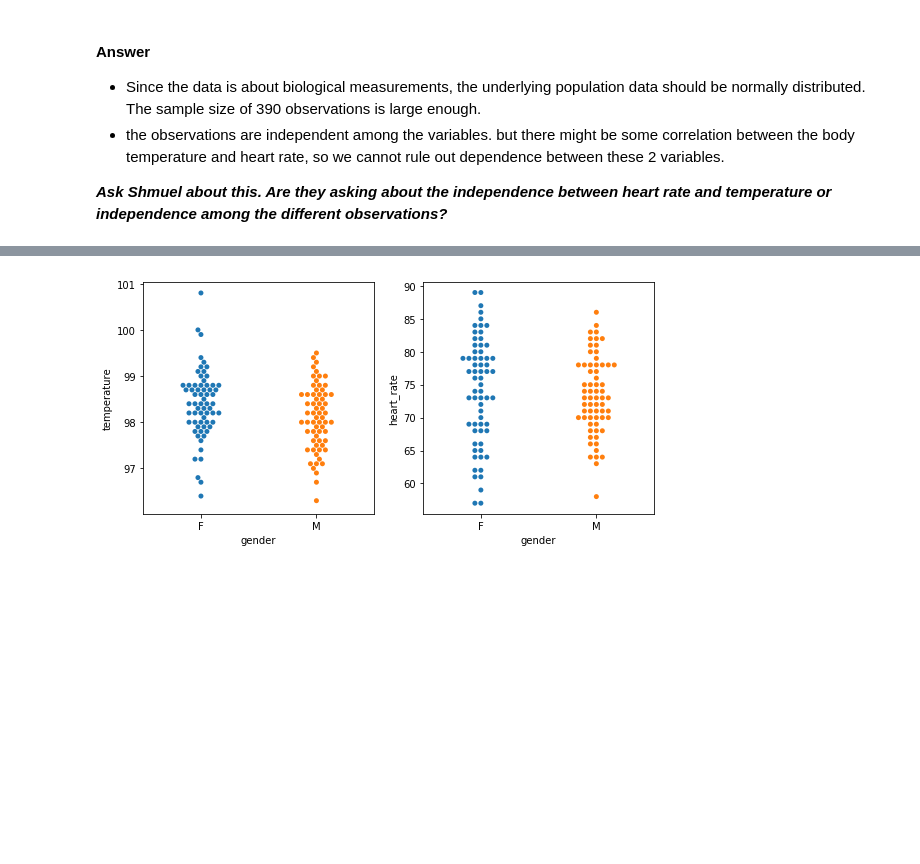
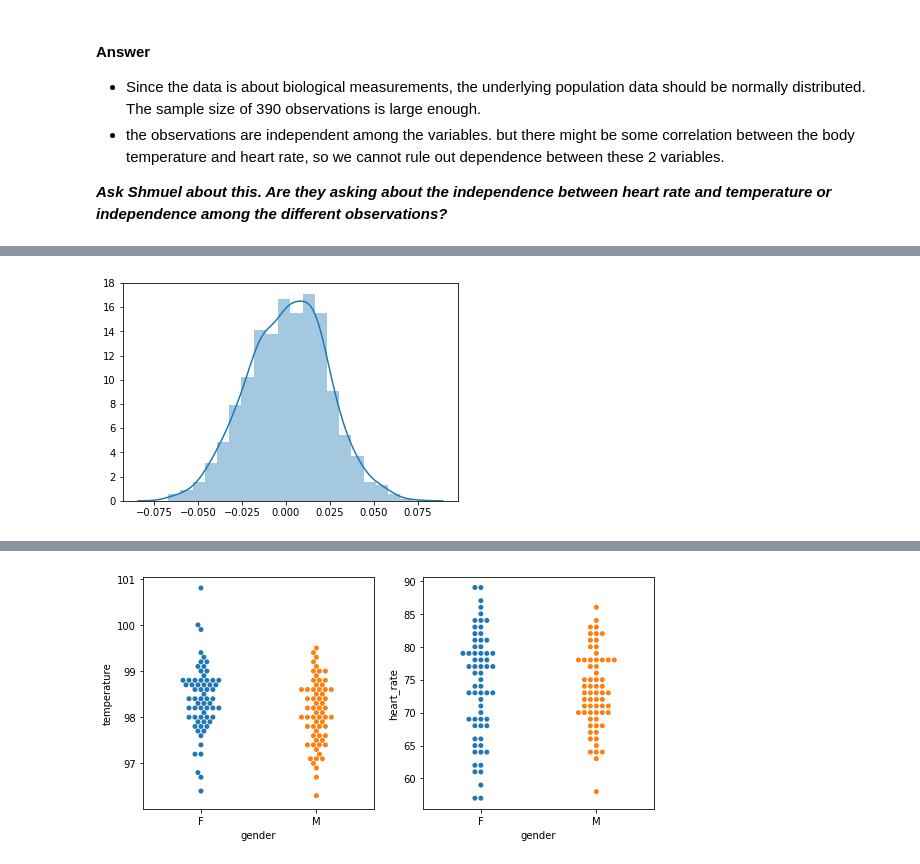
Before and after one commit to anoushavan/Exercises, a Jupyter notebook: EDA_human_temperature/sliderule_dsi_inferential_statistics_exercise_1.ipynb, the cells around one changed output, grey strips where cells are left out. Cells and saved outputs as stored; diff of their text form; code cells hidden in the pictures; blank space fills up the shorter version.

```diff
--- a/EDA_human_temperature/sliderule_dsi_inferential_statistics_exercise_1.ipynb
+++ b/EDA_human_temperature/sliderule_dsi_inferential_statistics_exercise_1.ipynb
@@ -161,0 +217,4 @@ Data seem approximately normally distributed. However, both body temperature and
+# %%
+sns.distplot(diff_of_means, bins=20);
+# %% [output]
+[figure, added]
```
Also changed, not shown: parts of 20 cells of this notebook.
